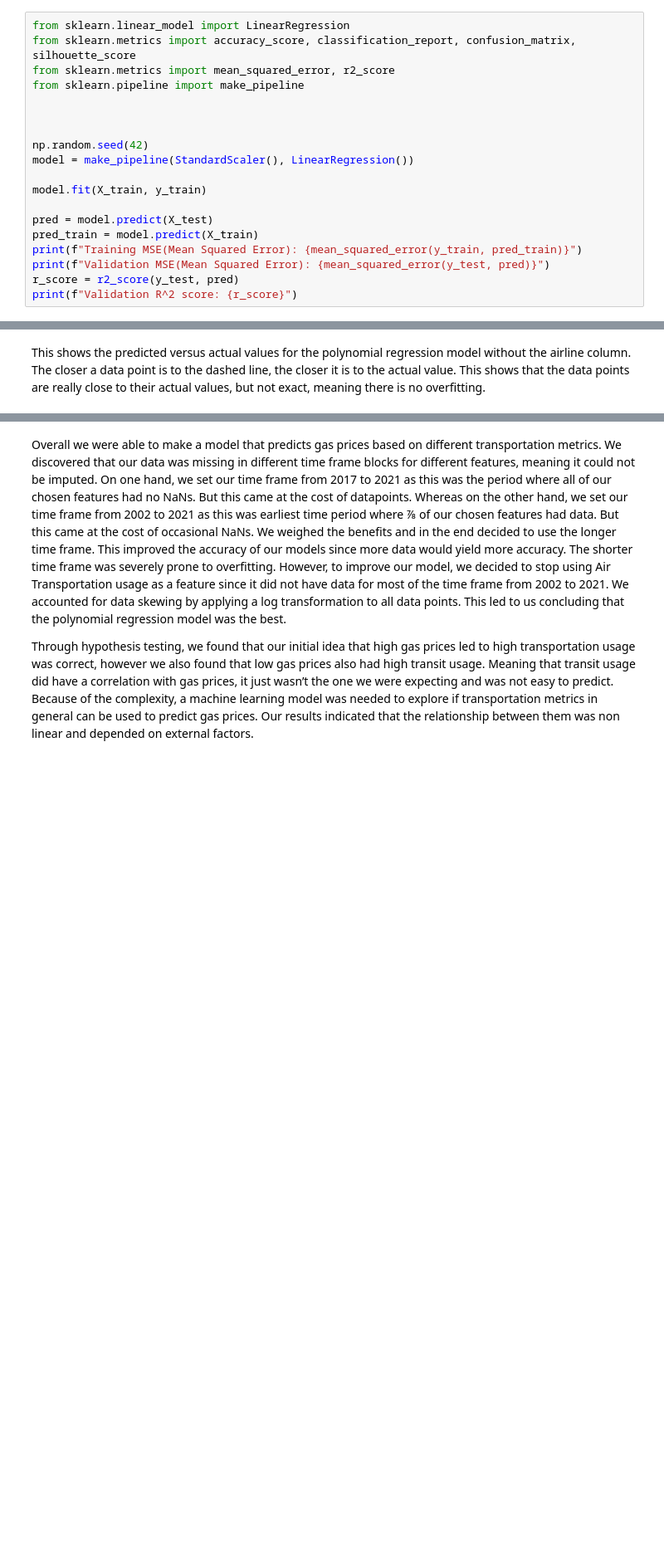
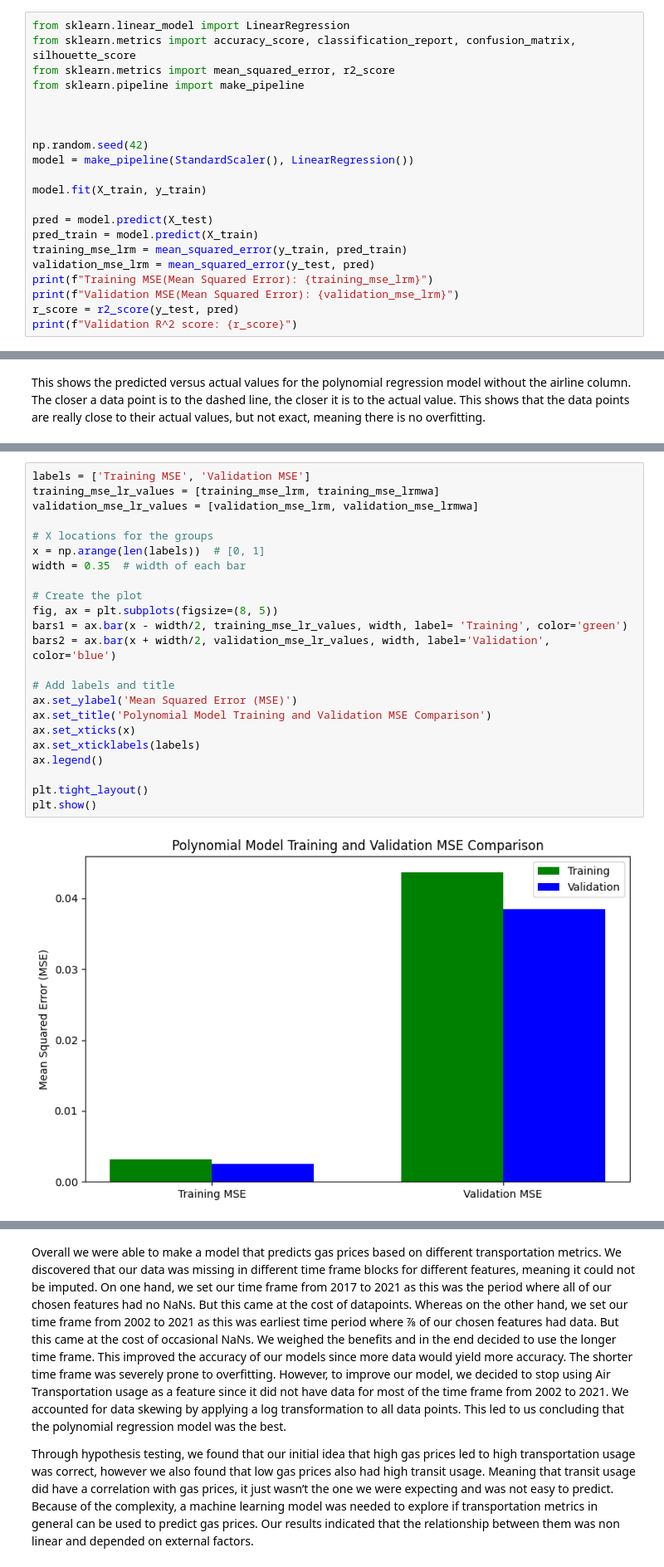
Before and after one commit to rohan-w123/CMSC320Project, a Jupyter notebook: CMSC320_Final_Project.ipynb, the cells around one changed output, grey strips where cells are left out. Shown at 83% size. Cells and saved outputs as stored; diff of their text form; blank space fills up the shorter version.

```diff
--- a/CMSC320_Final_Project.ipynb
+++ b/CMSC320_Final_Project.ipynb
@@ -785,8 +758,10 @@ model.fit(X_train, y_train)
 
 pred = model.predict(X_test)
 pred_train = model.predict(X_train)
-print(f"Training MSE(Mean Squared Error): {mean_squared_error(y_train, pred_train)}")
-print(f"Validation MSE(Mean Squared Error): {mean_squared_error(y_test, pred)}")
+training_mse_lrm = mean_squared_error(y_train, pred_train)
+validation_mse_lrm = mean_squared_error(y_test, pred)
+print(f"Training MSE(Mean Squared Error): {training_mse_lrm}")
+print(f"Validation MSE(Mean Squared Error): {validation_mse_lrm}")
 r_score = r2_score(y_test, pred)
 print(f"Validation R^2 score: {r_score}")
 # %% [output]
@@ -1008 +1082,26 @@ This shows the predicted versus actual values for the polynomial regression mode
+# %%
+labels = ['Training MSE', 'Validation MSE']
+training_mse_lr_values = [training_mse_lrm, training_mse_lrmwa]
+validation_mse_lr_values = [validation_mse_lrm, validation_mse_lrmwa]
+
+# X locations for the groups
+x = np.arange(len(labels))  # [0, 1]
+width = 0.35  # width of each bar
+
+# Create the plot
+fig, ax = plt.subplots(figsize=(8, 5))
+bars1 = ax.bar(x - width/2, training_mse_lr_values, width, label= 'Training', color='green')
+bars2 = ax.bar(x + width/2, validation_mse_lr_values, width, label='Validation', color='blue')
+
+# Add labels and title
+ax.set_ylabel('Mean Squared Error (MSE)')
+ax.set_title('Polynomial Model Training and Validation MSE Comparison')
+ax.set_xticks(x)
+ax.set_xticklabels(labels)
+ax.legend()
+
+plt.tight_layout()
+plt.show()
+# %% [output]
+[figure, added]
 # %% [markdown]
```
Also changed, not shown: parts of 21 cells of this notebook.
